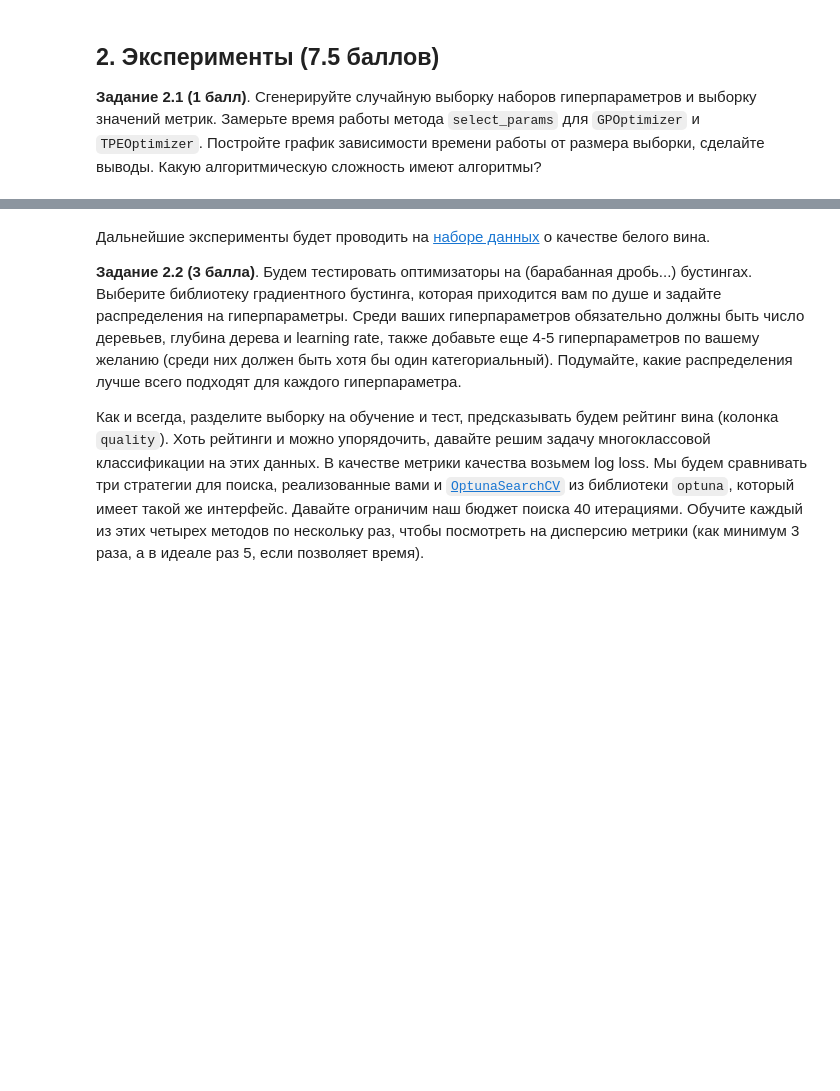
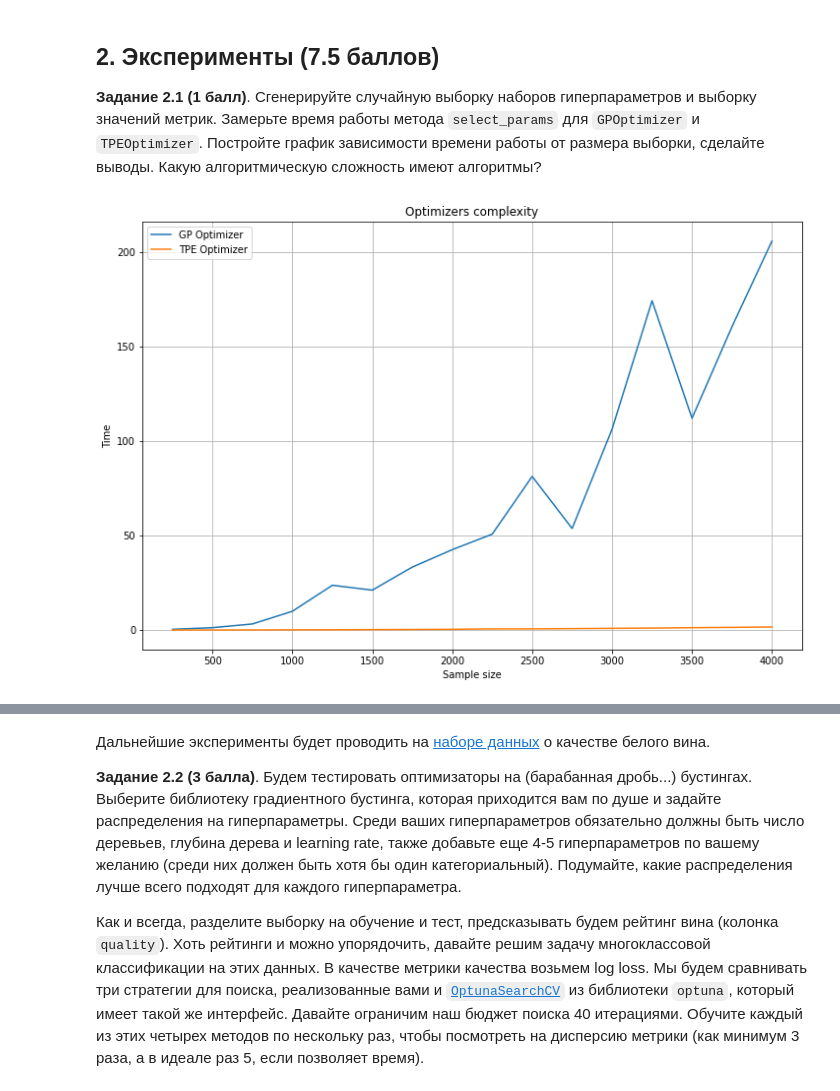
Before and after one commit to Zhan21/ml-course-hse, a Jupyter notebook: 2021-spring/homeworks-practice/homework-practice-14-hyperopt/homework-practice-14-hyperopt-Zhumataev.ipynb, the cells around one changed output, grey strips where cells are left out. Drawn from its saved outputs; the diff is of its cells as text; code cells hidden in the pictures; blank space fills up the shorter version.

```diff
--- a/2021-spring/homeworks-practice/homework-practice-14-hyperopt/homework-practice-14-hyperopt-Zhumataev.ipynb
+++ b/2021-spring/homeworks-practice/homework-practice-14-hyperopt/homework-practice-14-hyperopt-Zhumataev.ipynb
@@ -305,0 +324,8 @@ import optimizers as O
+# %%
+# Функция сэмплирующая гиперпараметры из распределения
+def sample(params_distr, sample_size):
+    param_samples = dict()
+    for param in params_distr.keys():
+        param_samples[param] = params_distr[param].sample(sample_size)
+
+    return param_samples
@@ -305,0 +334,36 @@ import optimizers as O
+# %%
+gp_perfomance = []
+
+for sample_size in range(250, 4001, 250):
+    time0 = time()
+    params_history = sample(params_distr, sample_size)
+    scores_history = np.random.normal(size=sample_size)
+    sampled_params = sample(params_distr, 10)
+    gp_search.select_params(params_history,
+                            scores_history,
+                            sampled_params)
+    gp_perfomance.append(time() - time0)
+# %%
+tpe_perfomance = []
+
+for sample_size in range(250, 4001, 250):
+    time0 = time()
+    params_history = sample(params_distr, sample_size)
+    scores_history = np.random.normal(size=sample_size)
+    sampled_params = sample(params_distr, 10)
+    tpe_search.select_params(params_history,
+                             scores_history,
+                             sampled_params)
+    tpe_perfomance.append(time() - time0)
+# %%
+plt.figure(figsize=(12, 8))
+plt.plot(np.arange(250, 4001, 250), gp_perfomance, label='GP Optimizer')
+plt.plot(np.arange(250, 4001, 250), tpe_perfomance, label='TPE Optimizer')
+
+plt.title('Optimizers complexity')
+plt.xlabel('Sample size')
+plt.ylabel('Time')
+plt.legend()
+plt.grid();
+# %% [output]
+[figure, added]
```
Also changed, not shown: parts of 91 cells of this notebook, 1 other file.
